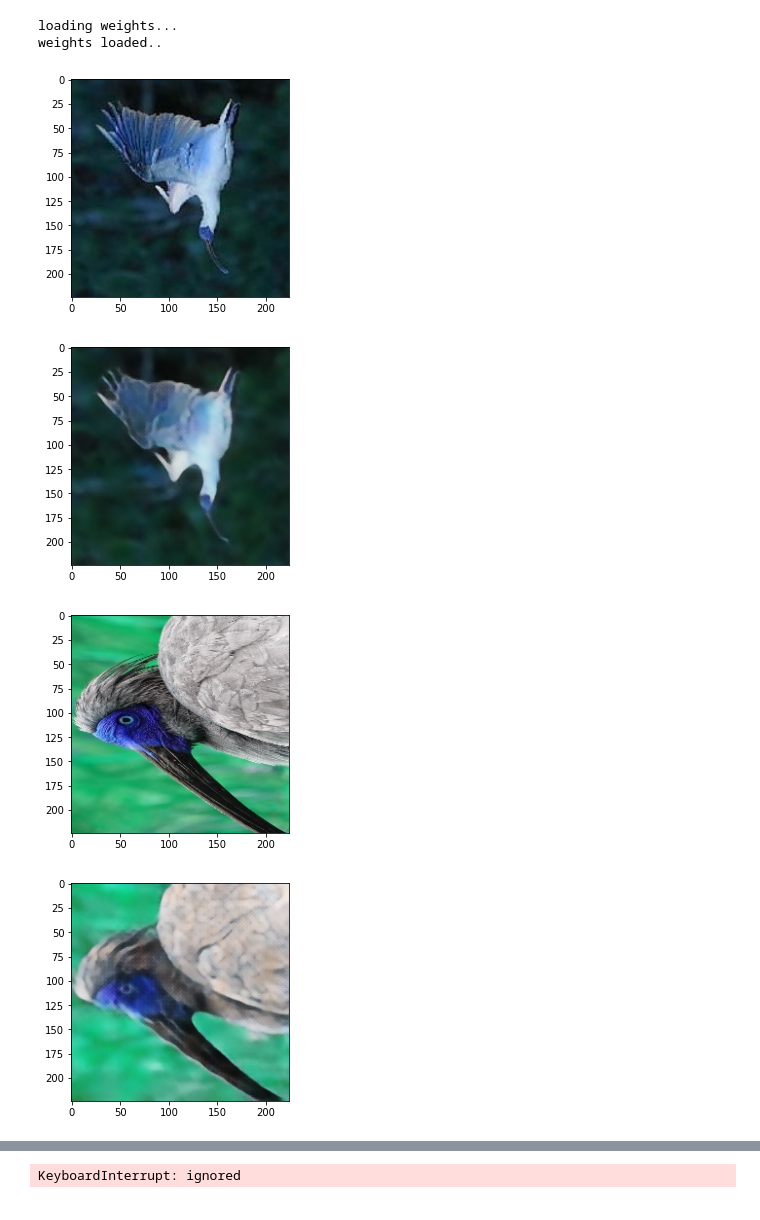
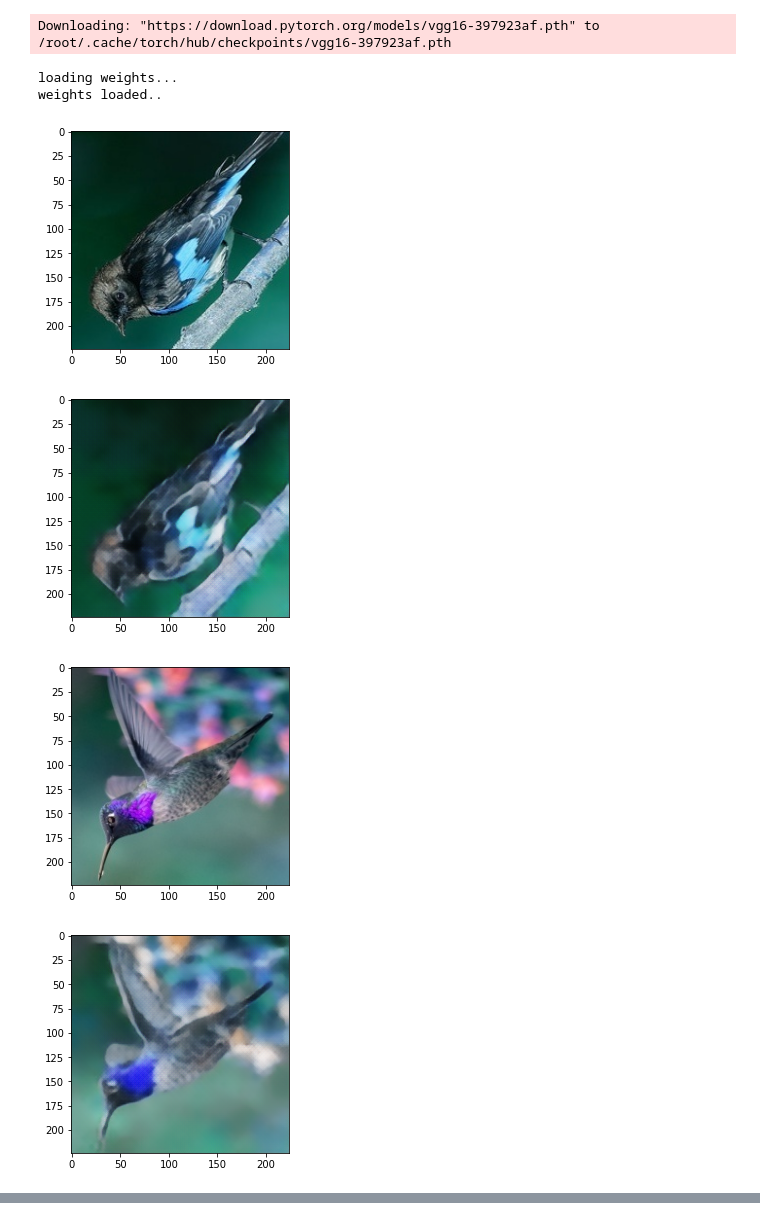
Before and after one commit to mano3-1/Generative-models-from-scratch, a Jupyter notebook: vqvae/vqvae.ipynb, the cells around one changed output, grey strips where cells are left out. Drawn from its saved outputs; the diff is of its cells as text; code cells hidden in the pictures.

```diff
--- a/vqvae/vqvae.ipynb
+++ b/vqvae/vqvae.ipynb
@@ -277,8 +284,7 @@ class Trainer:
             enc = self.encoder(X)
             latent_reps, codebook_loss, perplexity = self.discrete(enc)
             final_image = self.decoder(latent_reps)
-            recon_loss = (self.perceptual_loss(final_image*255.0,X*255.0)  \
-                          +1 - self.ssim(X*255.0, final_image*255.0)))
+            recon_loss = (self.perceptual_loss(final_image*255.0,X*255.0) +1 - self.ssim(X*255.0, final_image*255.0))
 
             self.optimizer.zero_grad()
             self.codebook_optimizer.zero_grad()
@@ -370,17 +376,21 @@ optimizer = Adam(list(encoder.parameters())+list(decoder.parameters()), lr = 2e-
 codebook_optimizer = Adam(discrete.parameters(), lr = 2e-2)
 trainer = Trainer(encoder, discrete, decoder, optimizer, codebook_optimizer, load_pretrained=True)
 # %% [output]
-loading weights...
-weights loaded..
+Downloading: "https://download.pytorch.org/models/vgg16-397923af.pth" to /root/.cache/torch/hub/checkpoints/vgg16-397923af.pth
+loading weights...
+weights loaded..
 # %%
 enc = encoder(torch.zeros((1,3,128,128)).to(DEVICE))
 latent, loss, perplexity = discrete(enc)
+# %%
+training = False
 # %%
-for epoch in range(200):
+for epoch in range(3):
     trainer.test(train_dataloader)
-    trainer.fit(train_dataloader, l, epoch, save = False)
+    if training:
+        trainer.fit(train_dataloader, l, epoch, save = False)
 # %% [output]
-[figure, old version]
+[figure, new version]
-[figure, old version]
+[figure, new version]
-[figure, old version]
+[figure, new version]
-[figure, old version]
+[figure, new version]
@@ -391 +398,0 @@ for epoch in range(200):
-KeyboardInterrupt: ignored
```
Also changed, not shown: parts of 5 cells of this notebook.
